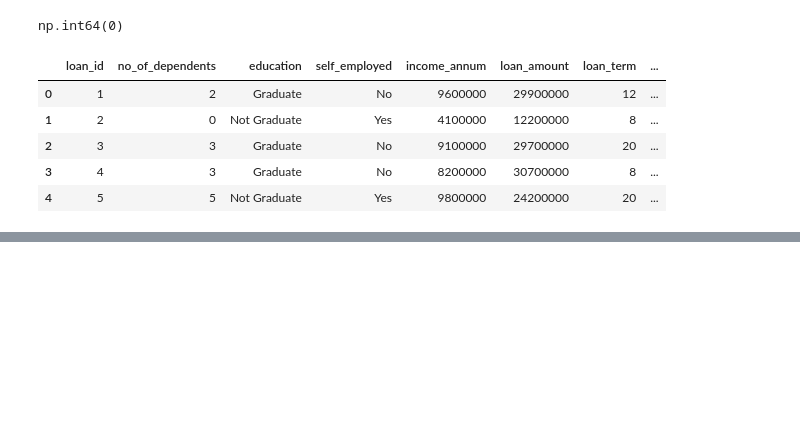
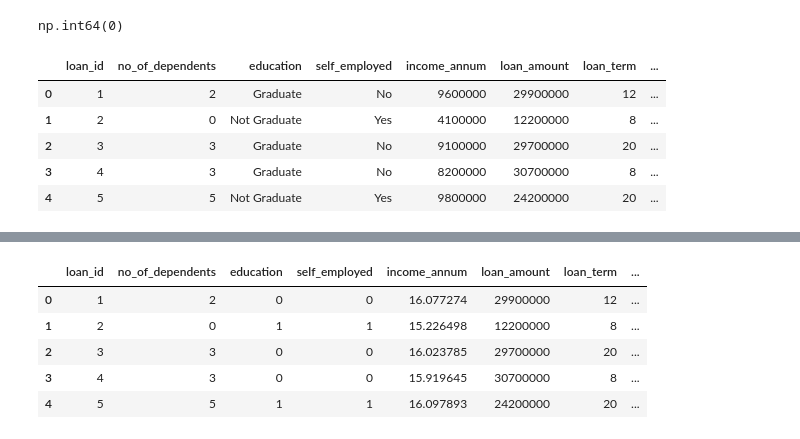
Before and after one commit to edueki/AIML04, a Jupyter notebook: ML/classification/class_v1.ipynb, the cells around one changed output, grey strips where cells are left out. Cells and saved outputs as stored; diff of their text form; code cells hidden in the pictures; blank space fills up the shorter version.

```diff
--- a/ML/classification/class_v1.ipynb
+++ b/ML/classification/class_v1.ipynb
@@ -108,0 +287,11 @@ data_new.head()
+# %%
+data_new['income_annum'] = np.log(data_new['income_annum'])
+# %%
+data_new.head()
+# %% [output]
+|  | loan_id | no_of_dependents | education | self_employed | income_annum | loan_amount | loan_term | ... |
+| 0 | 1 | 2 | 0 | 0 | 16.077274 | 29900000 | 12 | ... |
+| 1 | 2 | 0 | 1 | 1 | 15.226498 | 12200000 | 8 | ... |
+| 2 | 3 | 3 | 0 | 0 | 16.023785 | 29700000 | 20 | ... |
+| 3 | 4 | 3 | 0 | 0 | 15.919645 | 30700000 | 8 | ... |
+| 4 | 5 | 5 | 1 | 1 | 16.097893 | 24200000 | 20 | ... |
```
Also changed, not shown: parts of 41 cells of this notebook, 1 other file.
